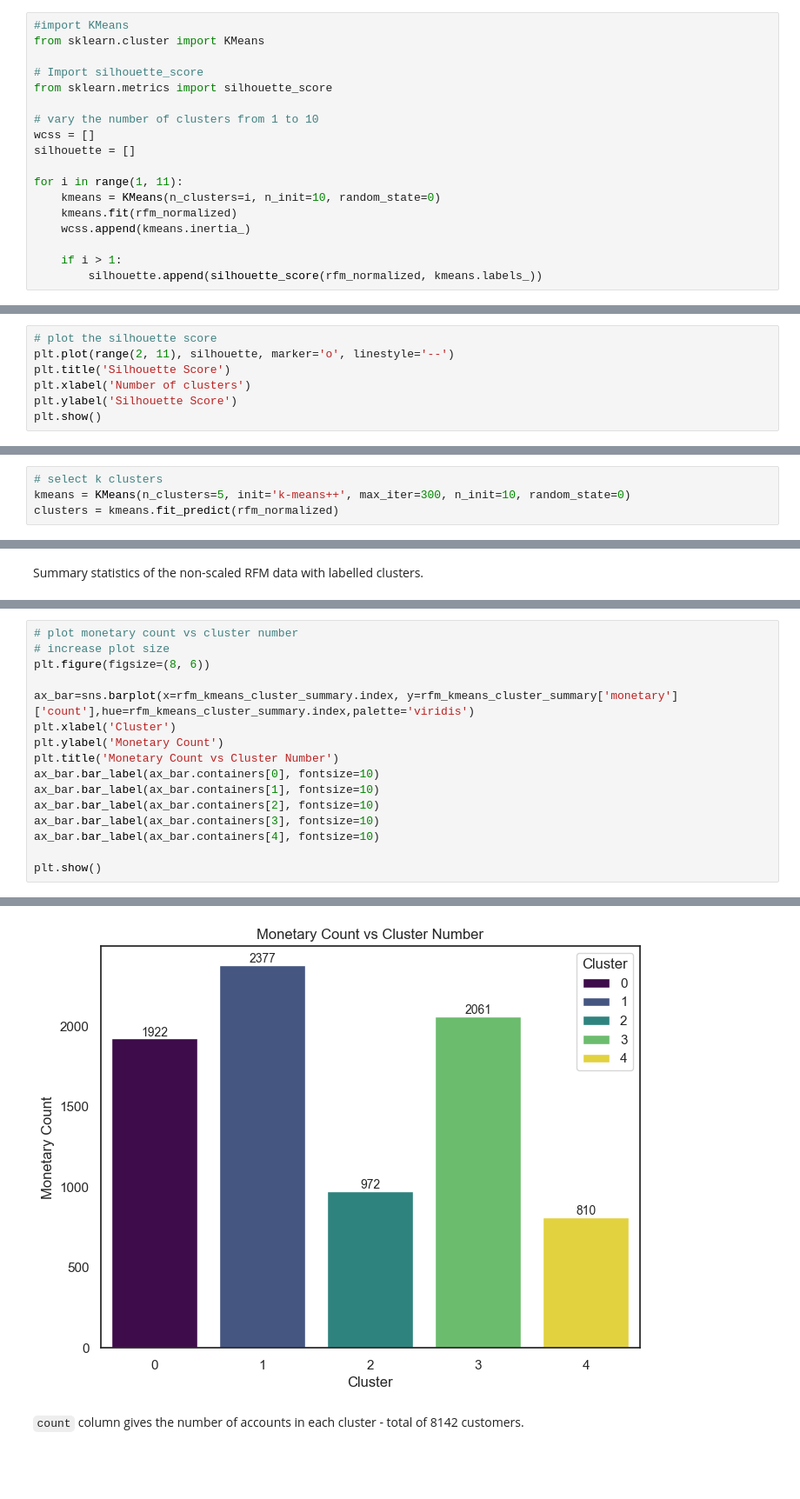
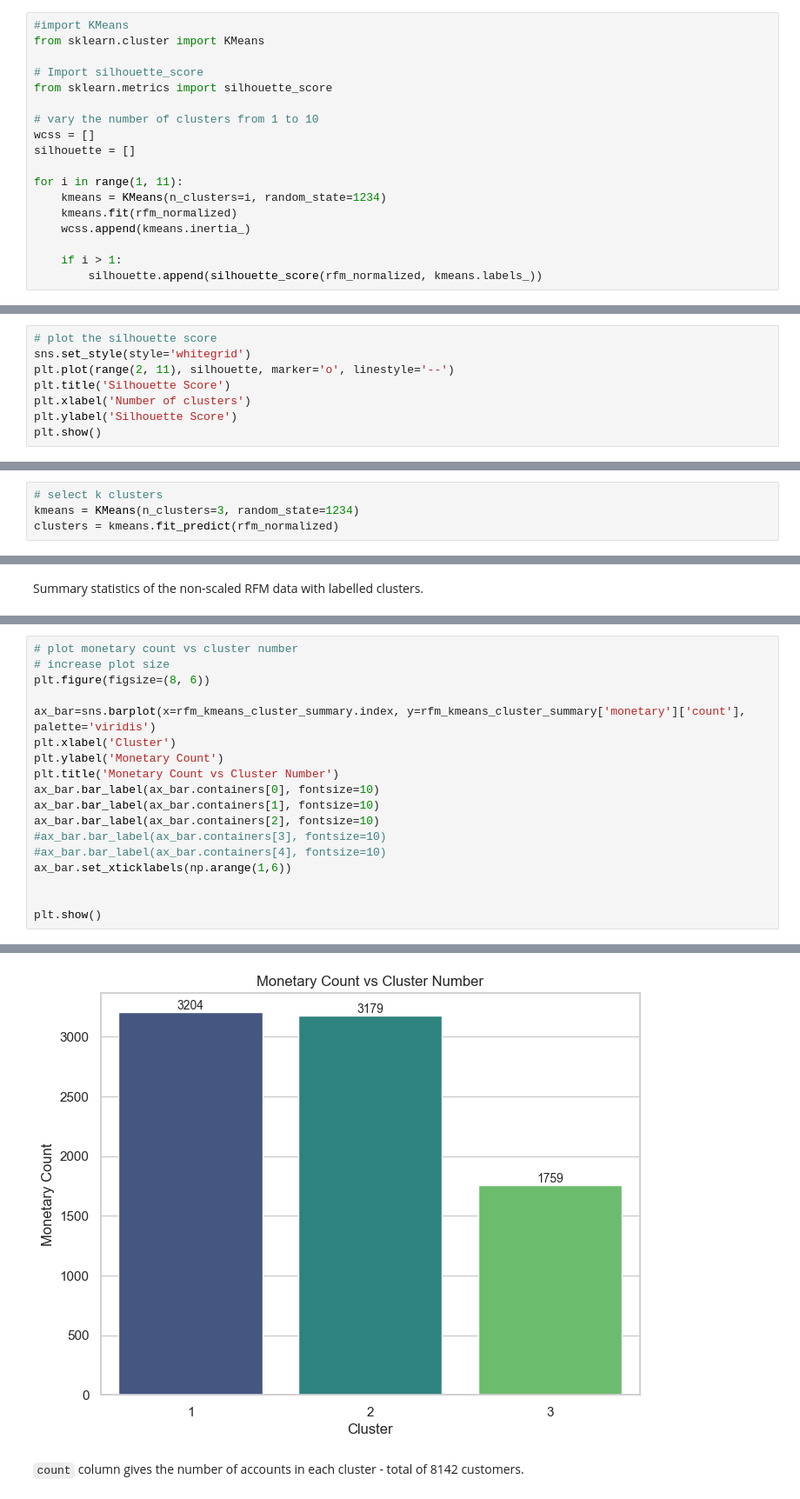
Before and after one commit to UoB-DSMP-2023-24/dsmp-2024-group-38, a Jupyter notebook: rfm_scores.ipynb, the cells around one changed output, grey strips where cells are left out. Shown at 87% size. Drawn from its saved outputs; the diff is of its cells as text; blank space fills up the shorter version.

```diff
--- a/rfm_scores.ipynb
+++ b/rfm_scores.ipynb
@@ -338,7 +356,7 @@ wcss = []
 silhouette = []
 
 for i in range(1, 11):
-    kmeans = KMeans(n_clusters=i, n_init=10, random_state=0)
+    kmeans = KMeans(n_clusters=i, random_state=1234)
     kmeans.fit(rfm_normalized)
     wcss.append(kmeans.inertia_)
 
@@ -361,5 +379,6 @@ plt.show()
 # %%
 # plot the silhouette score
+sns.set_style(style='whitegrid')
 plt.plot(range(2, 11), silhouette, marker='o', linestyle='--')
 plt.title('Silhouette Score')
 plt.xlabel('Number of clusters')
@@ -372,6 +391,6 @@ plt.show()
 # %%
 # select k clusters
-kmeans = KMeans(n_clusters=5, init='k-means++', max_iter=300, n_init=10, random_state=0)
+kmeans = KMeans(n_clusters=3, random_state=1234)
 clusters = kmeans.fit_predict(rfm_normalized)
 # %% [markdown]
 # Analysis of clustering
@@ -400,15 +431,17 @@ rfm_kmeans_cluster_summary
 # increase plot size
 plt.figure(figsize=(8, 6))
 
-ax_bar=sns.barplot(x=rfm_kmeans_cluster_summary.index, y=rfm_kmeans_cluster_summary['monetary']['count'],hue=rfm_kmeans_cluster_summary.index,palette='viridis')
+ax_bar=sns.barplot(x=rfm_kmeans_cluster_summary.index, y=rfm_kmeans_cluster_summary['monetary']['count'], palette='viridis')
 plt.xlabel('Cluster')
 plt.ylabel('Monetary Count')
 plt.title('Monetary Count vs Cluster Number')
 ax_bar.bar_label(ax_bar.containers[0], fontsize=10)
 ax_bar.bar_label(ax_bar.containers[1], fontsize=10)
 ax_bar.bar_label(ax_bar.containers[2], fontsize=10)
-ax_bar.bar_label(ax_bar.containers[3], fontsize=10)
-ax_bar.bar_label(ax_bar.containers[4], fontsize=10)
+#ax_bar.bar_label(ax_bar.containers[3], fontsize=10)
+#ax_bar.bar_label(ax_bar.containers[4], fontsize=10)
+ax_bar.set_xticklabels(np.arange(1,6))
+
 
 plt.show()
 # %% [output]
@@ -415,4 +451,4 @@ plt.show()
-[figure, old version]
+[figure, new version]
 # %% [markdown]
 `count` column gives the number of accounts in each cluster - total of 8142 customers.
 # %% [markdown]
```
Also changed, not shown: parts of 41 cells of this notebook, 2 other files.
